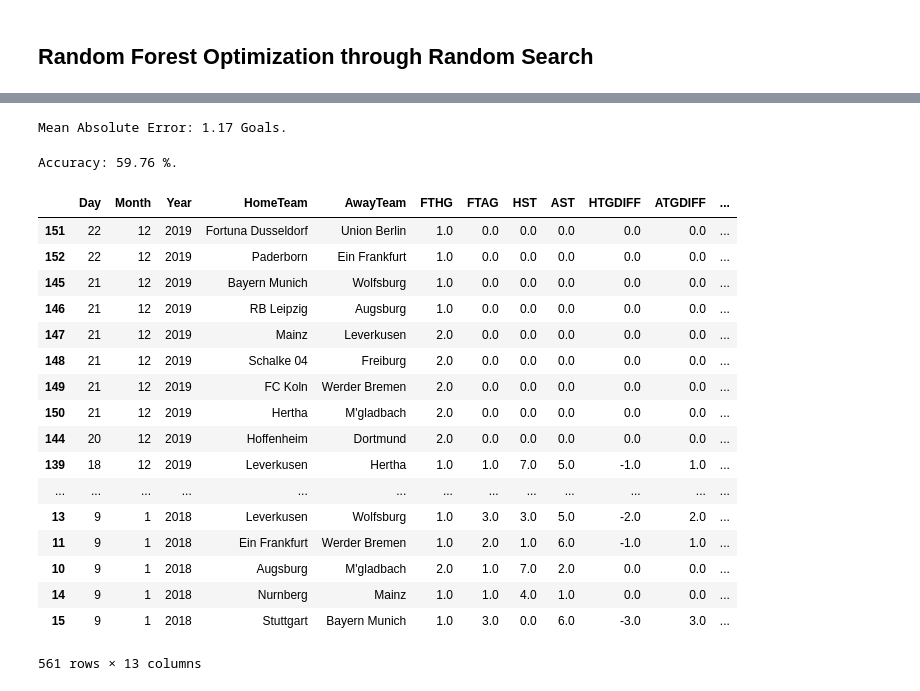
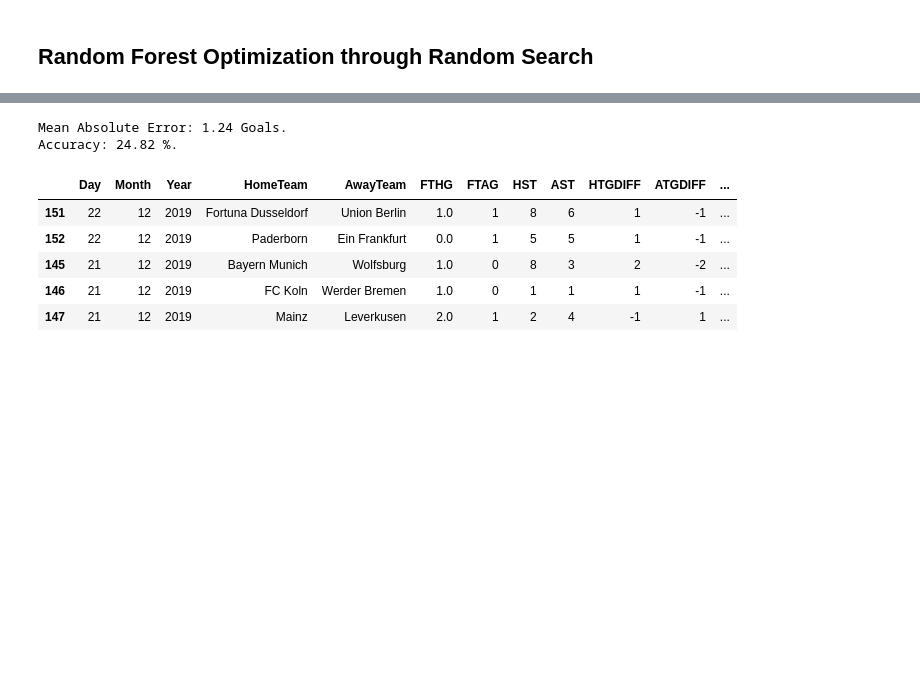
Before and after one commit to nichohelmut/bookie, a Jupyter notebook: home_team_prediction.ipynb, the cells around one changed output, grey strips where cells are left out. Saved outputs shown, nothing was run; the diff lists cells and outputs as text; code cells hidden in the pictures; blank space fills up the shorter version.

```diff
--- a/home_team_prediction.ipynb
+++ b/home_team_prediction.ipynb
@@ -83,2 +95,2 @@ df_team_with_past_HST.fillna(0, inplace=True)
 # %%
-df_result = df_team_with_past_HST.copy()
+df_result = df_team_with_past_FTHG.copy()
@@ -96,8 +122,7 @@ labels = np.array(df_result['FTHG'])
 
 # Remove the labels from the features
 # axis 1 refers to the columns
-#df_result= df_result.drop(['Year','Day','Month','HTGDIFF_10','FTHG_6','FTHG_8', 'FTHG_9', 'FTHG_10','FTHG', 'FTAG', 'HTGDIFF', 'ATGDIFF', 'HS', 'AS', 'HST', 'AST', 'HC', 'AC', 'HF', 'AF', 'HY', 'AY', 'HR', 'AR'], axis = 1)
-df_result= df_result.drop(['FTHG','HST_9','HTGDIFF_3','HTGDIFF_6','HTGDIFF_7','HST_4', 'HST_7','HTGDIFF_5','HTGDIFF_8', 'HST_6', 'HST_10', 'HTGDIFF_9','HTGDIFF_10','FTAG', 'HTGDIFF', 'ATGDIFF', 'HST', 'AST'], axis = 1)
+df_result= df_result.drop(['FTHG','FTAG', 'HTGDIFF', 'ATGDIFF', 'HST', 'AST', 'HTGDIFF_7', 'HTGDIFF_9', 'HTGDIFF_10', 'FTHG_5', 'FTHG_8', 'FTHG_10', 'FTHG_4', 'FTHG_7', 'HST_6', 'FTHG_3', 'FTHG_7', 'FTHG_3'], axis = 1)
 
 # Saving feature names for later use
 feature_list = list(df_result.columns)
@@ -156,6 +175,6 @@ Mean Absolute Error: 1.18 Goals.
 # %%
-next_games=df_result
-predictions_next_games = rf.predict(next_games)
-next_games_predictions=np.round(predictions_next_games,0)
+features=df_result
+predictions_FTHG = rf.predict(features)
+next_games_predictions=np.round(predictions_FTHG,0)
 # %%
 df_both_seasons['FTHG'] = next_games_predictions
@@ -318,5 +317,5 @@ plt.xlabel('Date'); plt.ylabel('FTHG'); plt.title('Actual and Predicted Goals');
 # %% [markdown]
 ## Random Forest Optimization through Random Search
 # %%
-rs = bp.prediction.random_search(train_features,train_labels,cv=5)
+rs = bp.prediction.random_search(train_features,train_labels,cv=10)
 # %% [output]
@@ -346,27 +346,11 @@ rf = bp.prediction.random_forrest(
     max_depth = best_params['max_depth'],
     bootstrap = best_params['bootstrap']
 )
-# %%
-# Use the forest's predict method on the test data
-predictions = rf.predict(test_features)
-
-# Calculate the absolute errors
-errors = abs(predictions - test_labels)
-
-# Print out the mean absolute error (mae)
-print('Mean Absolute Error:', round(np.mean(errors), 2), 'Goals.')
-# %% [output]
-Mean Absolute Error: 1.17 Goals.
-# %%
-# Calculate mean absolute percentage error (MAPE)
-err = errors/test_labels
-err[np.isnan(err)] = 0
-mape = err * 100
-mape[mape == inf] = 0
-# Calculate and display accuracy
-accuracy = 100 - np.mean(mape)
-print('Accuracy:', round(accuracy, 2), '%.')
-# %% [output]
-Accuracy: 59.76 %.
+# %%
+# recalculates new Mean Absolute Error and accuracy
+bp.prediction.performance_accuracy(test_labels,test_features, rf)
+# %% [output]
+Mean Absolute Error: 1.24 Goals.
+Accuracy: 24.82 %.
 # %%
 next_games=df_result
@@ -374,25 +359,13 @@ predictions_next_games = rf.predict(next_games)
 next_games_predictions=np.round(predictions_next_games,0)
 # %%
 df_both_seasons['FTHG'] = next_games_predictions
-df_both_seasons
+df_both_seasons.head()
 # %% [output]
 |  | Day | Month | Year | HomeTeam | AwayTeam | FTHG | FTAG | HST | AST | HTGDIFF | ATGDIFF | ... |
-| 151 | 22 | 12 | 2019 | Fortuna Dusseldorf | Union Berlin | 1.0 | 0.0 | 0.0 | 0.0 | 0.0 | 0.0 | ... |
-| 152 | 22 | 12 | 2019 | Paderborn | Ein Frankfurt | 1.0 | 0.0 | 0.0 | 0.0 | 0.0 | 0.0 | ... |
-| 145 | 21 | 12 | 2019 | Bayern Munich | Wolfsburg | 1.0 | 0.0 | 0.0 | 0.0 | 0.0 | 0.0 | ... |
-| 146 | 21 | 12 | 2019 | RB Leipzig | Augsburg | 1.0 | 0.0 | 0.0 | 0.0 | 0.0 | 0.0 | ... |
-| 147 | 21 | 12 | 2019 | Mainz | Leverkusen | 2.0 | 0.0 | 0.0 | 0.0 | 0.0 | 0.0 | ... |
-| 148 | 21 | 12 | 2019 | Schalke 04 | Freiburg | 2.0 | 0.0 | 0.0 | 0.0 | 0.0 | 0.0 | ... |
-| 149 | 21 | 12 | 2019 | FC Koln | Werder Bremen | 2.0 | 0.0 | 0.0 | 0.0 | 0.0 | 0.0 | ... |
-| 150 | 21 | 12 | 2019 | Hertha | M'gladbach | 2.0 | 0.0 | 0.0 | 0.0 | 0.0 | 0.0 | ... |
-| 144 | 20 | 12 | 2019 | Hoffenheim | Dortmund | 2.0 | 0.0 | 0.0 | 0.0 | 0.0 | 0.0 | ... |
-| 139 | 18 | 12 | 2019 | Leverkusen | Hertha | 1.0 | 1.0 | 7.0 | 5.0 | -1.0 | 1.0 | ... |
-| ... | ... | ... | ... | ... | ... | ... | ... | ... | ... | ... | ... | ... |
-| 13 | 9 | 1 | 2018 | Leverkusen | Wolfsburg | 1.0 | 3.0 | 3.0 | 5.0 | -2.0 | 2.0 | ... |
-| 11 | 9 | 1 | 2018 | Ein Frankfurt | Werder Bremen | 1.0 | 2.0 | 1.0 | 6.0 | -1.0 | 1.0 | ... |
-| 10 | 9 | 1 | 2018 | Augsburg | M'gladbach | 2.0 | 1.0 | 7.0 | 2.0 | 0.0 | 0.0 | ... |
-| 14 | 9 | 1 | 2018 | Nurnberg | Mainz | 1.0 | 1.0 | 4.0 | 1.0 | 0.0 | 0.0 | ... |
-| 15 | 9 | 1 | 2018 | Stuttgart | Bayern Munich | 1.0 | 3.0 | 0.0 | 6.0 | -3.0 | 3.0 | ... |
+| 151 | 22 | 12 | 2019 | Fortuna Dusseldorf | Union Berlin | 1.0 | 1 | 8 | 6 | 1 | -1 | ... |
+| 152 | 22 | 12 | 2019 | Paderborn | Ein Frankfurt | 0.0 | 1 | 5 | 5 | 1 | -1 | ... |
+| 145 | 21 | 12 | 2019 | Bayern Munich | Wolfsburg | 1.0 | 0 | 8 | 3 | 2 | -2 | ... |
+| 146 | 21 | 12 | 2019 | FC Koln | Werder Bremen | 1.0 | 0 | 1 | 1 | 1 | -1 | ... |
+| 147 | 21 | 12 | 2019 | Mainz | Leverkusen | 2.0 | 1 | 2 | 4 | -1 | 1 | ... |
-561 rows × 13 columns
 # %%
 df_both_seasons.to_excel('df_both_seasons_home.xlsx')
```
Also changed, not shown: parts of 43 cells of this notebook, 27 other files.
